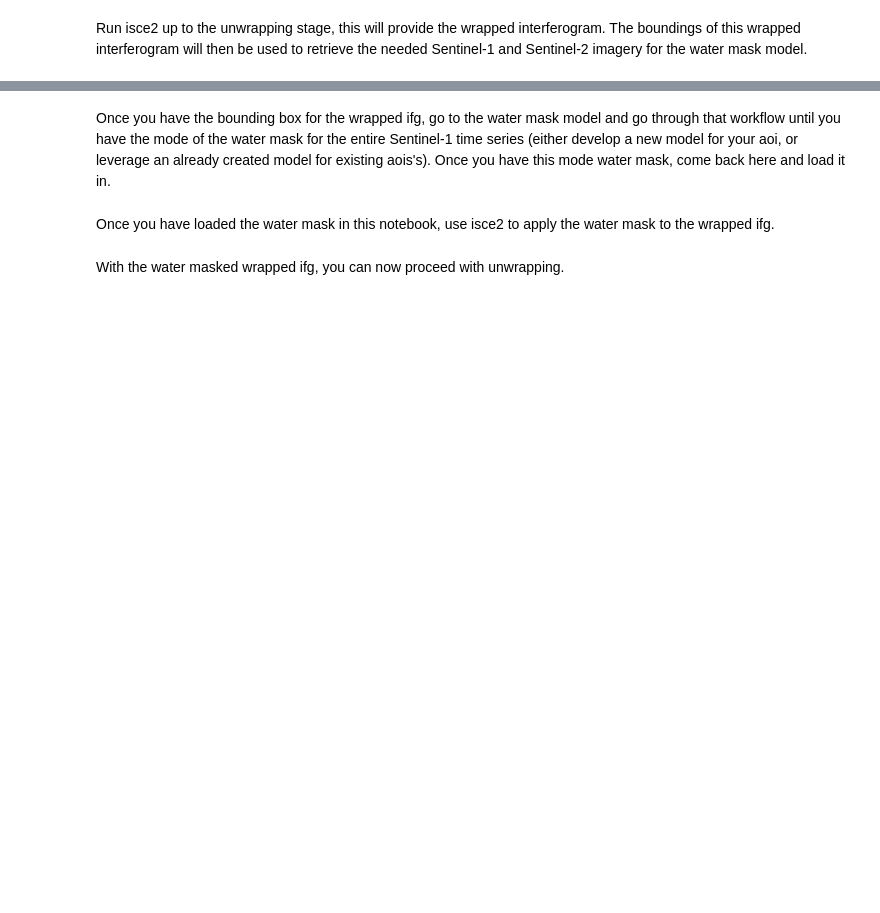
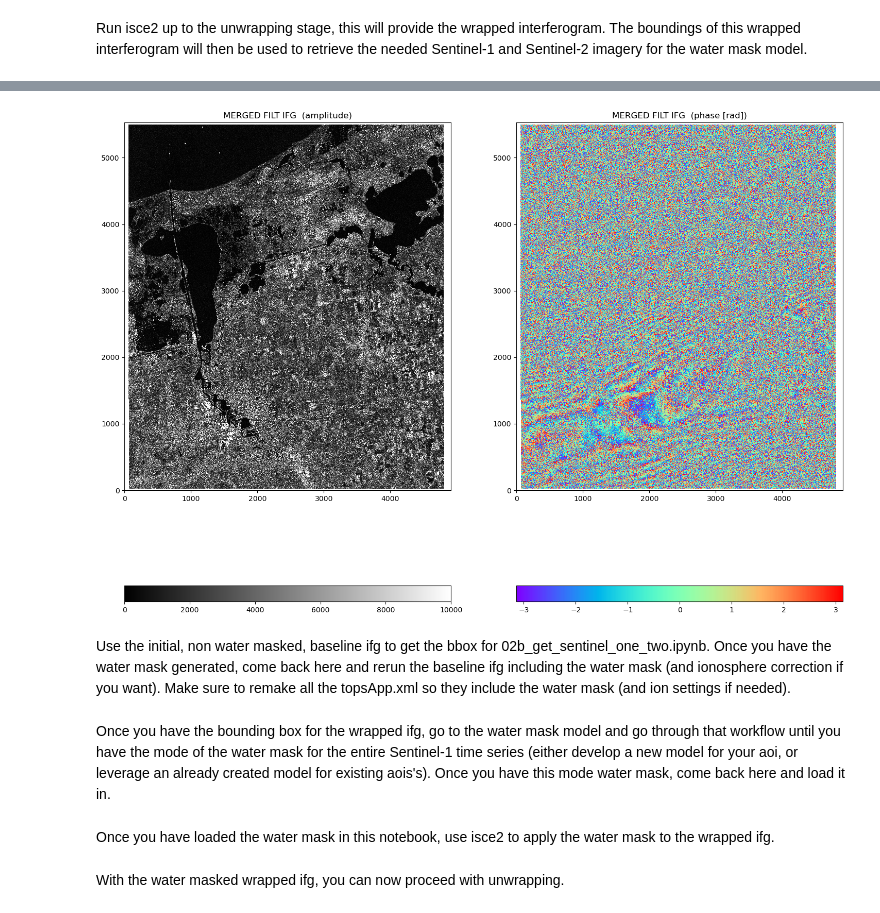
Before and after one commit to SOILSAT/Sat_Info, a Jupyter notebook: isce2mintpy/02a_isce2_processing.ipynb, the cells around one changed output, grey strips where cells are left out. Cells and saved outputs as stored; diff of their text form; code cells hidden in the pictures; blank space fills up the shorter version.

```diff
--- a/isce2mintpy/02a_isce2_processing.ipynb
+++ b/isce2mintpy/02a_isce2_processing.ipynb
@@ -477,2 +496,12 @@ Take the geocoded wrapped ifg, and extract the bounding box using gdal. This bou
+# %%
+#quickly visualize the filtered amplitude and the filtered wrapped ifg
+
+plotcomplexdata('merged/filt_topophase.flat.vrt',
+                title="MERGED FILT IFG ", aspect=1,
+                datamin=0, datamax=10000, draw_colorbar=True)
+# %% [output]
+[figure, added]
+# %% [markdown]
+Use the initial, non water masked, baseline ifg to get the bbox for 02b_get_sentinel_one_two.ipynb. Once you have the water mask generated, come back here and rerun the baseline ifg including the water mask (and ionosphere correction if you want). Make sure to remake all the topsApp.xml so they include the water mask (and ion settings if needed).
 # %% [markdown]
 Once you have the bounding box for the wrapped ifg, go to the water mask model and go through that workflow until you have the mode of the water mask for the entire Sentinel-1 time series (either develop a new model for your aoi, or leverage an already created model for existing aois's). Once you have this mode water mask, come back here and load it in.
```
Also changed, not shown: parts of 18 cells of this notebook.
